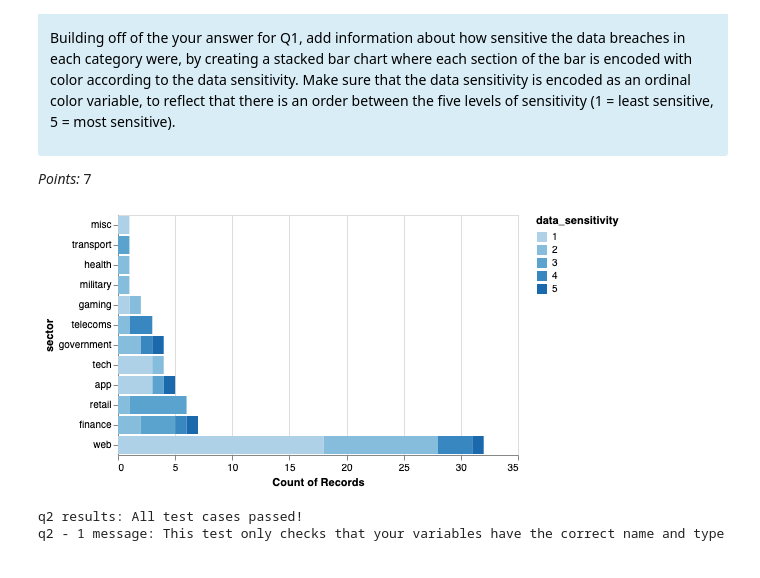
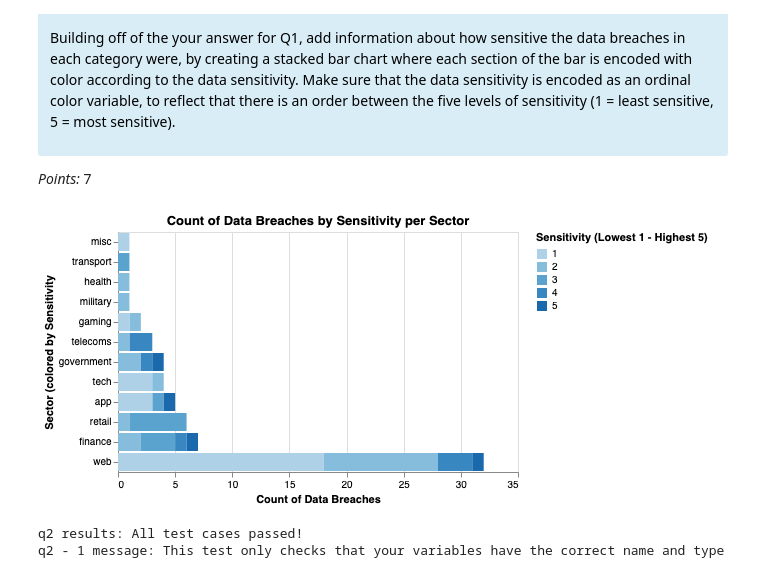
Before and after one commit to tonyliang19/Course_notes_2023Spring, a Jupyter notebook: dsci320/assignments/assignment3.ipynb, the cells around one changed output. Cells and saved outputs as stored; diff of their text form; code cells hidden in the pictures.

```diff
--- a/dsci320/assignments/assignment3.ipynb
+++ b/dsci320/assignments/assignment3.ipynb
@@ -112,16 +110,18 @@ Building off of the your answer for Q1, add information about how sensitive the
 
 _Points:_ 7
 # %%
-bar_sector_sensitivity_count = src.mark_bar().encode(
-    x = alt.X("count(records_lost):Q"),
-    y = alt.Y("sector:N", sort = "x"),
-    color = "data_sensitivity:O"
+bar_sector_sensitivity_count = alt.Chart(breaches).mark_bar().encode(
+    x = alt.X("count(records_lost):Q", title = "Count of Data Breaches"),
+    y = alt.Y("sector:N", sort = "x", title = "Sector (colored by Sensitivity"),
+    color = alt.Color("data_sensitivity:O", title = "Sensitivity (Lowest 1 - Highest 5)")
+).properties(
+    title = "Count of Data Breaches by Sensitivity per Sector"
 )
 
 # Show the plot
 bar_sector_sensitivity_count
 # %% [output]
-[figure, old version]
+[figure, new version]
 # %%
 grader.check("q2")
 # %% [output]
```
Also changed, not shown: parts of 13 cells of this notebook.
